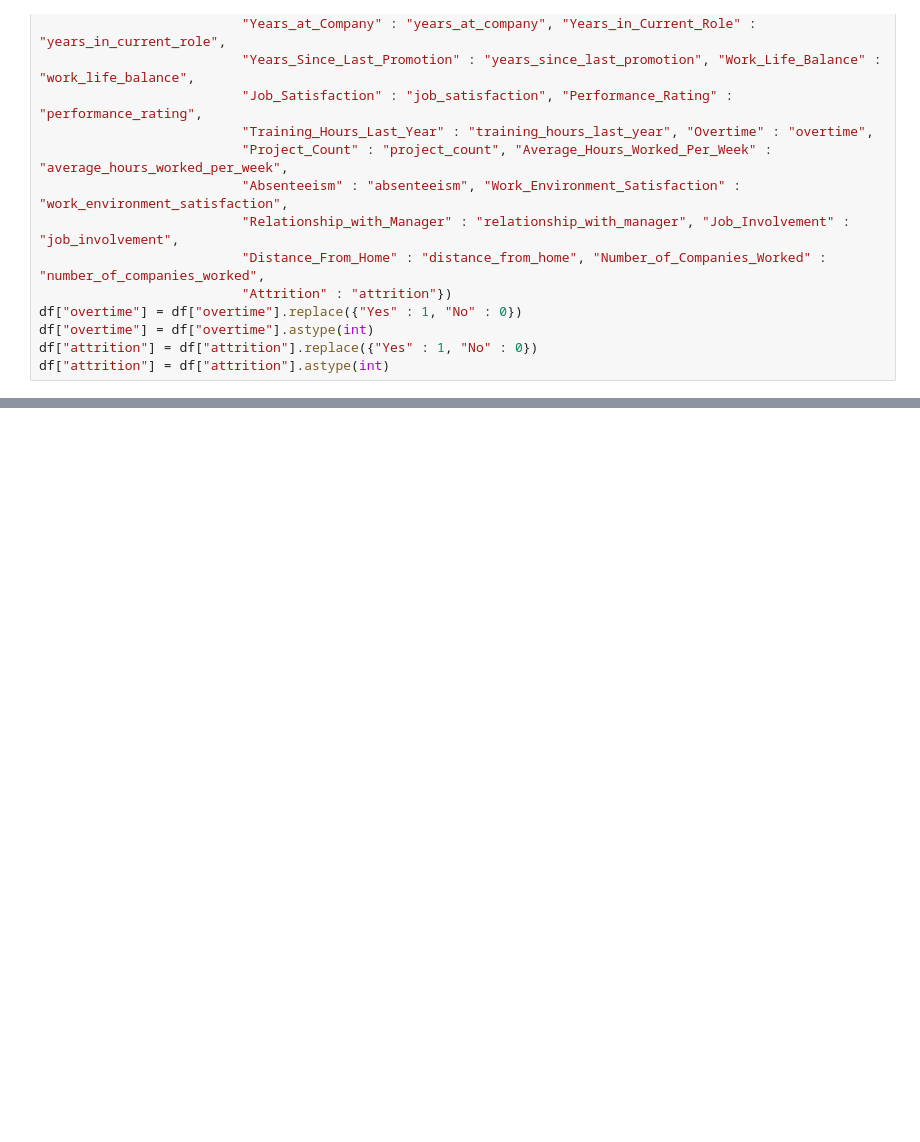
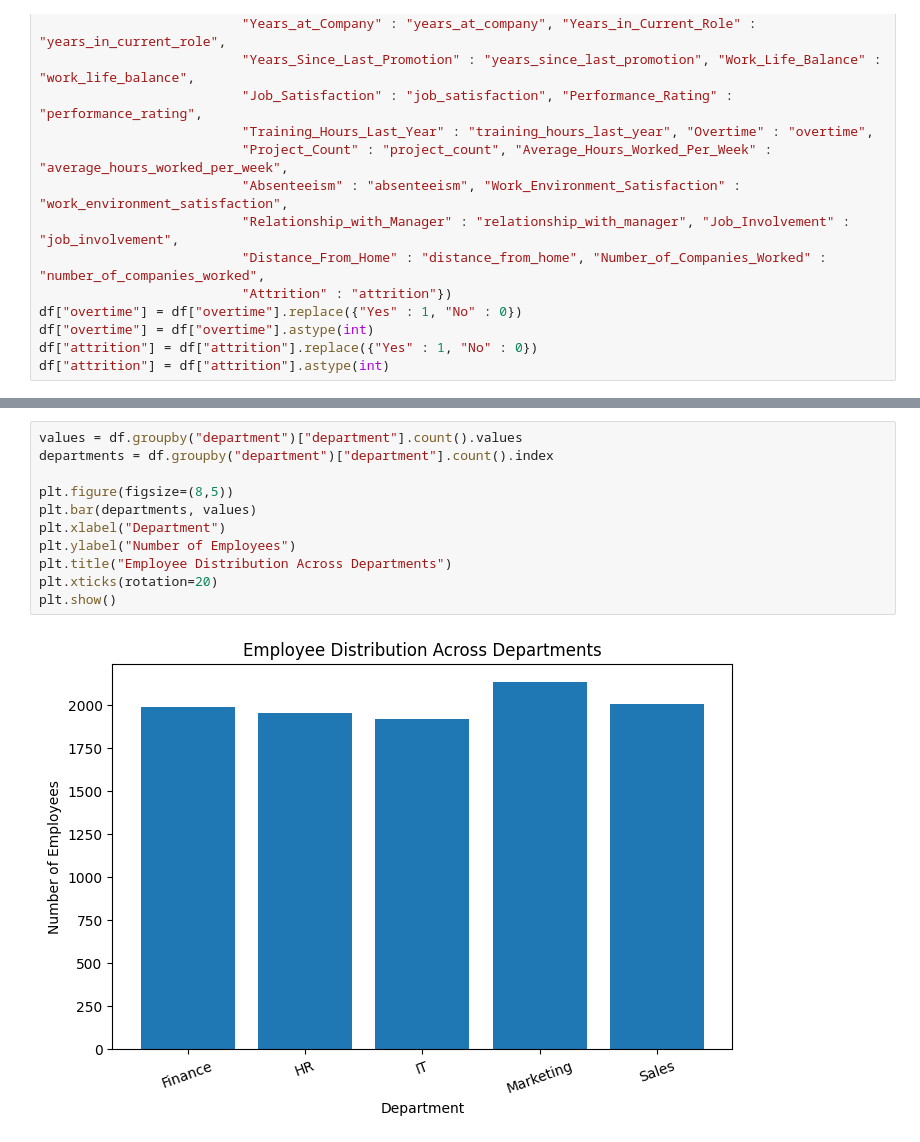
Before and after one commit to mahnoorfaisal1/employee-attrition-prediction, a Jupyter notebook: notebooks/employee_attrition_prediction.ipynb, the cells around one changed output, grey strips where cells are left out. Cells and saved outputs as stored; diff of their text form; blank space fills up the shorter version.

```diff
--- a/notebooks/employee_attrition_prediction.ipynb
+++ b/notebooks/employee_attrition_prediction.ipynb
@@ -33,0 +99,13 @@ print(df.head().to_string())
+# %%
+values = df.groupby("department")["department"].count().values
+departments = df.groupby("department")["department"].count().index
+
+plt.figure(figsize=(8,5))
+plt.bar(departments, values)
+plt.xlabel("Department")
+plt.ylabel("Number of Employees")
+plt.title("Employee Distribution Across Departments")
+plt.xticks(rotation=20)
+plt.show()
+# %% [output]
+[figure, added]
```
Also changed, not shown: parts of 32 cells of this notebook.
